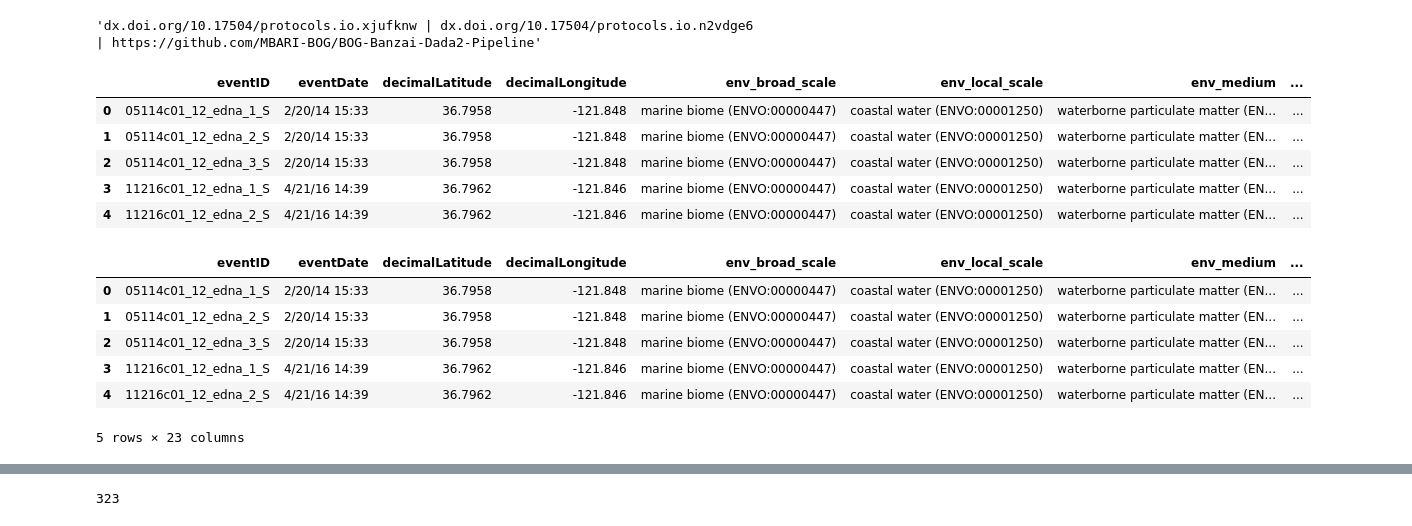
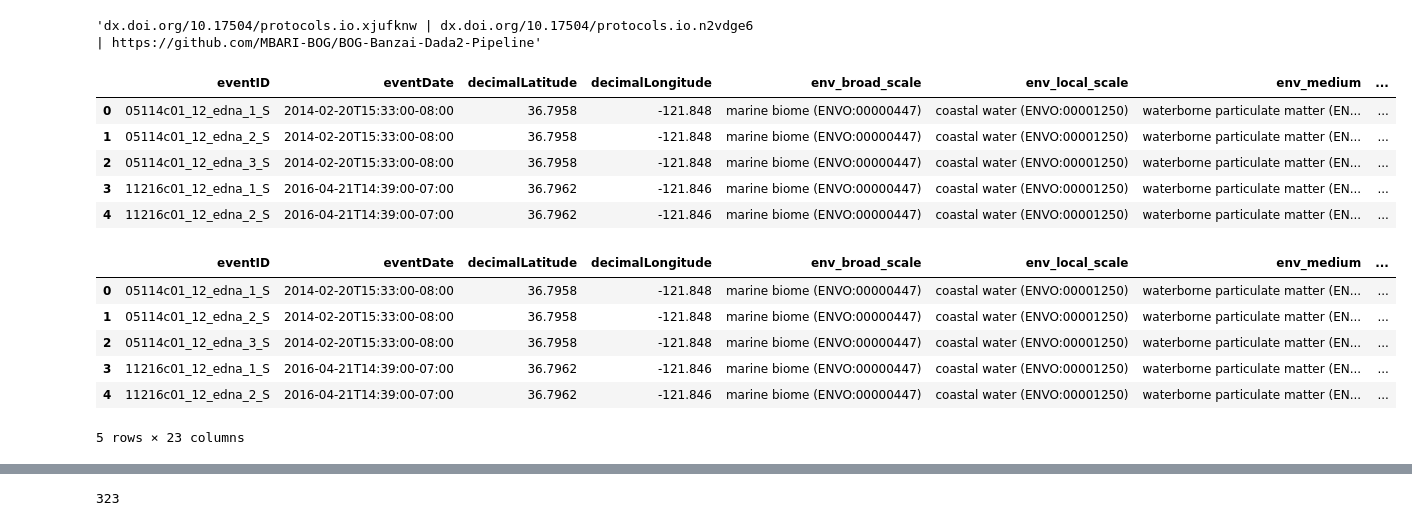
Before and after one commit to CeNCOOS/eDNA, a Jupyter notebook: OBIS_data - practice data for conversion/eDNA_practice_conversion_draft4.ipynb, the cells around one changed output, grey strips where cells are left out. Cells and saved outputs as stored; diff of their text form; code cells hidden in the pictures.

```diff
--- a/OBIS_data - practice data for conversion/eDNA_practice_conversion_draft4.ipynb
+++ b/OBIS_data - practice data for conversion/eDNA_practice_conversion_draft4.ipynb
@@ -168,6 +175,10 @@ occ['sop'] = occ['sop'].str.replace('|', ' | ', regex=False)
 occ['sop'].iloc[0]
 # %% [output]
 'dx.doi.org/10.17504/protocols.io.xjufknw | dx.doi.org/10.17504/protocols.io.n2vdge6 | https://github.com/MBARI-BOG/BOG-Banzai-Dada2-Pipeline'
+# %%
+## Update seq_meth
+
+occ['seq_meth'] = 'Illumina MiSeq 2x250'
 # %%
 ## Change column names as needed
 
@@ -176,26 +187,26 @@ occ = occ.rename(columns = {'primer_sequence_forward':'pcr_primer_forward',
 occ.head()
 # %% [output]
 |  | eventID | eventDate | decimalLatitude | decimalLongitude | env_broad_scale | env_local_scale | env_medium | ... |
-| 0 | 05114c01_12_edna_1_S | 2/20/14 15:33 | 36.7958 | -121.848 | marine biome (ENVO:00000447) | coastal water (ENVO:00001250) | waterborne particulate matter (EN... | ... |
-| 1 | 05114c01_12_edna_2_S | 2/20/14 15:33 | 36.7958 | -121.848 | marine biome (ENVO:00000447) | coastal water (ENVO:00001250) | waterborne particulate matter (EN... | ... |
-| 2 | 05114c01_12_edna_3_S | 2/20/14 15:33 | 36.7958 | -121.848 | marine biome (ENVO:00000447) | coastal water (ENVO:00001250) | waterborne particulate matter (EN... | ... |
-| 3 | 11216c01_12_edna_1_S | 4/21/16 14:39 | 36.7962 | -121.846 | marine biome (ENVO:00000447) | coastal water (ENVO:00001250) | waterborne particulate matter (EN... | ... |
-| 4 | 11216c01_12_edna_2_S | 4/21/16 14:39 | 36.7962 | -121.846 | marine biome (ENVO:00000447) | coastal water (ENVO:00001250) | waterborne particulate matter (EN... | ... |
+| 0 | 05114c01_12_edna_1_S | 2014-02-20T15:33:00-08:00 | 36.7958 | -121.848 | marine biome (ENVO:00000447) | coastal water (ENVO:00001250) | waterborne particulate matter (EN... | ... |
+| 1 | 05114c01_12_edna_2_S | 2014-02-20T15:33:00-08:00 | 36.7958 | -121.848 | marine biome (ENVO:00000447) | coastal water (ENVO:00001250) | waterborne particulate matter (EN... | ... |
+| 2 | 05114c01_12_edna_3_S | 2014-02-20T15:33:00-08:00 | 36.7958 | -121.848 | marine biome (ENVO:00000447) | coastal water (ENVO:00001250) | waterborne particulate matter (EN... | ... |
+| 3 | 11216c01_12_edna_1_S | 2016-04-21T14:39:00-07:00 | 36.7962 | -121.846 | marine biome (ENVO:00000447) | coastal water (ENVO:00001250) | waterborne particulate matter (EN... | ... |
+| 4 | 11216c01_12_edna_2_S | 2016-04-21T14:39:00-07:00 | 36.7962 | -121.846 | marine biome (ENVO:00000447) | coastal water (ENVO:00001250) | waterborne particulate matter (EN... | ... |
 # %%
 ## Add extension terms that weren't in metadata file
 
 occ['target_subfragment'] = 'V9'
 occ['lib_layout'] = 'paired'
-occ['otu_class_appr'] = 'dada2;version;ASV'
-occ['otu_seq_comp_appr'] = 'blast;version;80% identity | MEGAN6;version; bitscore:100:2%'
+occ['otu_class_appr'] = 'dada2;1.14.0;ASV'
+occ['otu_seq_comp_appr'] = 'blast;2.9.0+;80% identity;e-value cutoff: 0.00001 | MEGAN6;6.18.5;bitscore:100:2%'
 occ['otu_db'] = 'Genbank nr;221'
 
 occ.head()
 # %% [output]
 |  | eventID | eventDate | decimalLatitude | decimalLongitude | env_broad_scale | env_local_scale | env_medium | ... |
-| 0 | 05114c01_12_edna_1_S | 2/20/14 15:33 | 36.7958 | -121.848 | marine biome (ENVO:00000447) | coastal water (ENVO:00001250) | waterborne particulate matter (EN... | ... |
-| 1 | 05114c01_12_edna_2_S | 2/20/14 15:33 | 36.7958 | -121.848 | marine biome (ENVO:00000447) | coastal water (ENVO:00001250) | waterborne particulate matter (EN... | ... |
-| 2 | 05114c01_12_edna_3_S | 2/20/14 15:33 | 36.7958 | -121.848 | marine biome (ENVO:00000447) | coastal water (ENVO:00001250) | waterborne particulate matter (EN... | ... |
-| 3 | 11216c01_12_edna_1_S | 4/21/16 14:39 | 36.7962 | -121.846 | marine biome (ENVO:00000447) | coastal water (ENVO:00001250) | waterborne particulate matter (EN... | ... |
-| 4 | 11216c01_12_edna_2_S | 4/21/16 14:39 | 36.7962 | -121.846 | marine biome (ENVO:00000447) | coastal water (ENVO:00001250) | waterborne particulate matter (EN... | ... |
+| 0 | 05114c01_12_edna_1_S | 2014-02-20T15:33:00-08:00 | 36.7958 | -121.848 | marine biome (ENVO:00000447) | coastal water (ENVO:00001250) | waterborne particulate matter (EN... | ... |
+| 1 | 05114c01_12_edna_2_S | 2014-02-20T15:33:00-08:00 | 36.7958 | -121.848 | marine biome (ENVO:00000447) | coastal water (ENVO:00001250) | waterborne particulate matter (EN... | ... |
+| 2 | 05114c01_12_edna_3_S | 2014-02-20T15:33:00-08:00 | 36.7958 | -121.848 | marine biome (ENVO:00000447) | coastal water (ENVO:00001250) | waterborne particulate matter (EN... | ... |
+| 3 | 11216c01_12_edna_1_S | 2016-04-21T14:39:00-07:00 | 36.7962 | -121.846 | marine biome (ENVO:00000447) | coastal water (ENVO:00001250) | waterborne particulate matter (EN... | ... |
+| 4 | 11216c01_12_edna_2_S | 2016-04-21T14:39:00-07:00 | 36.7962 | -121.846 | marine biome (ENVO:00000447) | coastal water (ENVO:00001250) | waterborne particulate matter (EN... | ... |
 5 rows × 23 columns
```
Also changed, not shown: parts of 17 cells of this notebook, 2 other files.
